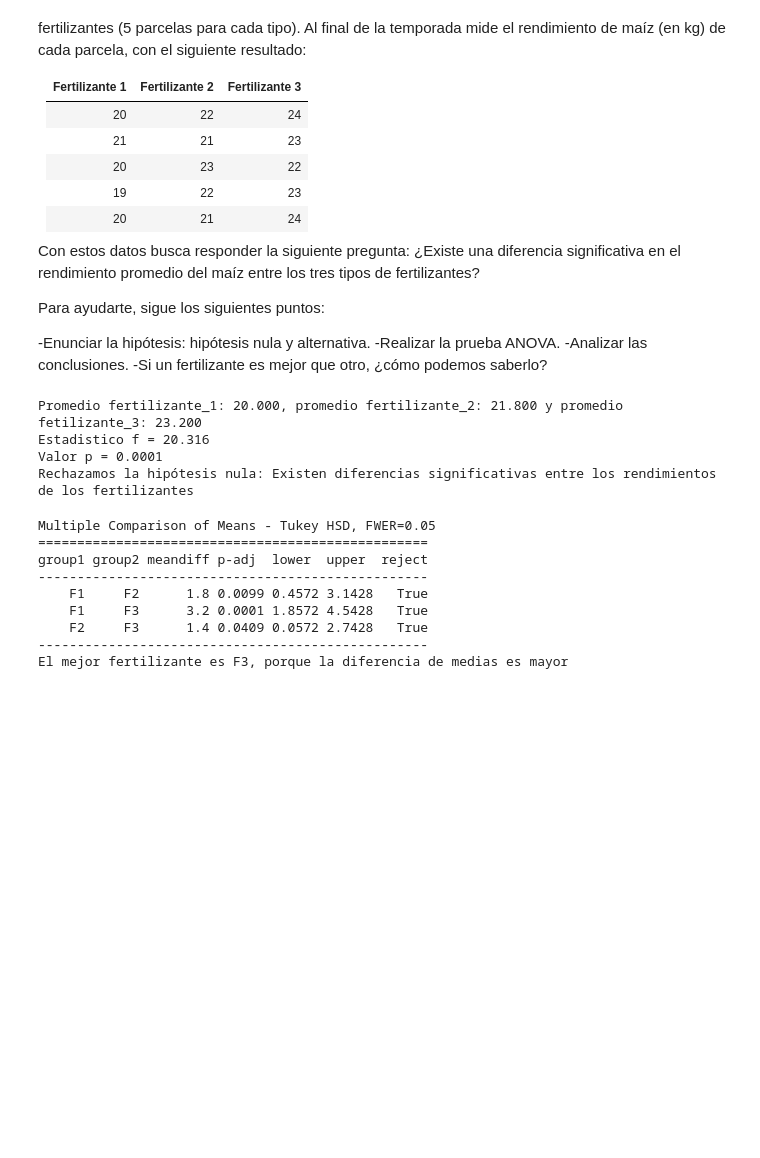
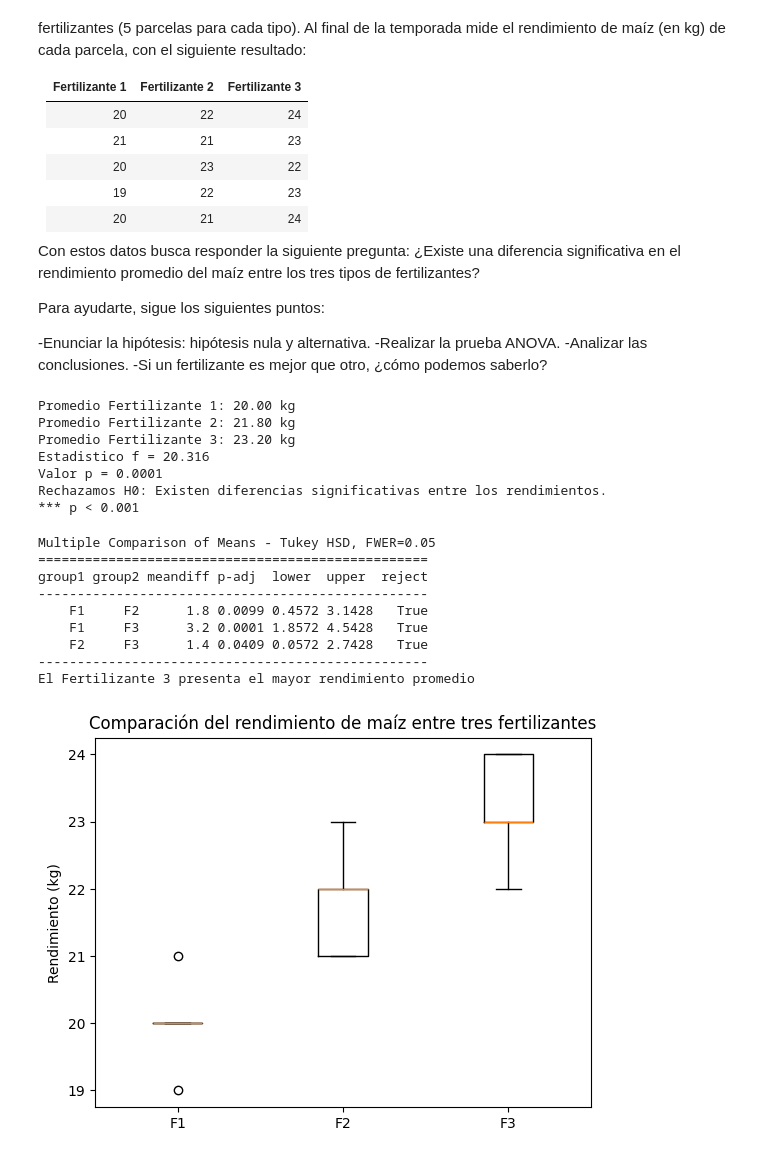
Before and after one commit to 4GeeksAcademy/plorenab_hypothesis-testing-exercises-project-with-python, a Jupyter notebook: notebook/problems.es.ipynb, the cells around one changed output. Cells and saved outputs as stored; diff of their text form; code cells hidden in the pictures; blank space fills up the shorter version.

```diff
--- a/notebook/problems.es.ipynb
+++ b/notebook/problems.es.ipynb
@@ -139,46 +139,81 @@ Para ayudarte, sigue los siguientes puntos:
 -Analizar las conclusiones.
 -Si un fertilizante es mejor que otro, ¿cómo podemos saberlo?
 # %%
-# Hipótesis nula: No existen diferencia significativa entre el rendimiento promedio de los fertilizantes
-# Hipótesis alternativa: Existen diferencias significativas entre el rendimiento promedio de los fertilizantes
+# 1. Definir las hipótesis: Comparación de tres tipos de fertilizantes.
+# Hipótesis nula: No existen diferencias significativas en el rendimiento promedio entre los fertilizantes.
+# Hipótesis alternativa: Al menos un fertilizante tiene un rendimiento promedio significativamente diferente.
 
+# 2. Nivel de significancia
+
+alpha = 0.05
+
+# 3. Verificar hipótesis
+# Datos
 
 fertilizante_1 = np.array([20, 21, 20, 19, 20])
 fertilizante_2 = np.array([22, 21, 23, 22, 21])
 fertilizante_3 = np.array([24, 23, 22, 23, 24])
 
-promedio_1 = sum(fertilizante_1)/ len(fertilizante_1)
-promedio_2 = sum(fertilizante_2)/ len(fertilizante_2)
-promedio_3 = sum(fertilizante_3)/ len(fertilizante_3)
 
-print(f'Promedio fertilizante_1: {promedio_1:.3f}, promedio fertilizante_2: {promedio_2:.3f} y promedio fetilizante_3: {promedio_3:.3f}')
+# Estadisticas descriptivas
+
+mean_1 = np.mean(fertilizante_1)
+mean_2 = np.mean(fertilizante_2)
+mean_3 = np.mean(fertilizante_3)
+
+print(f'Promedio Fertilizante 1: {mean_1:.2f} kg')
+print(f'Promedio Fertilizante 2: {mean_2:.2f} kg')
+print(f'Promedio Fertilizante 3: {mean_3:.2f} kg')
+
+# Prueba ANOVA de una vía
 
 f_stat, p_value = f_oneway(fertilizante_1, fertilizante_2, fertilizante_3)
-
 print(f'Estadistico f = {f_stat:.3f}')
 print(f'Valor p = {p_value:.4f}')
 
-alpha = 0.05
+# 4. Decisión estadística
 
 if p_value < alpha:
-    print("Rechazamos la hipótesis nula: Existen diferencias significativas entre los rendimientos de los fertilizantes")
+    print("Rechazamos H0: Existen diferencias significativas entre los rendimientos.")
 else:
-    print("No rechazamos la hipótesis nula: No hay evidencia suficiente para afirmar que los rendimientos sean diferentes")
+    print("No rechazamos H0: No hay evidencia suficiente para afirmar diferencias siggnificativas")
+
+# Nivel de significancia
+
+a = 0.001
+b = 0.01
+c = 0.05
+
+if p_value < a:
+    significance = '***'
+    print(f'{significance} p < {a}')
+elif p_value < b:
+    significance = '**'
+    print(f'{significance} p < {b}')
+elif p_value < c:
+    significance = '*'
+    print(f'{significance} p < {c}')
+else:
+    significance = 'ns'
+    print(f'{significance} (p ≥ {c}) ')
 # %% [output]
-Promedio fertilizante_1: 20.000, promedio fertilizante_2: 21.800 y promedio fetilizante_3: 23.200
+Promedio Fertilizante 1: 20.00 kg
+Promedio Fertilizante 2: 21.80 kg
+Promedio Fertilizante 3: 23.20 kg
 Estadistico f = 20.316
 Valor p = 0.0001
-Rechazamos la hipótesis nula: Existen diferencias significativas entre los rendimientos de los fertilizantes
+Rechazamos H0: Existen diferencias significativas entre los rendimientos.
+*** p < 0.001
 # %%
+# prueba post-hoc de Tukey para identificar qué grupos difieren
+
 data = np.concatenate([fertilizante_1, fertilizante_2, fertilizante_3])
 labels = ["F1"] * len(fertilizante_1) + ["F2"] * len(fertilizante_2) + ["F3"] * len(fertilizante_3)
-alpha = 0.05
 
-# Tukey
 tukey = pairwise_tukeyhsd(data, labels, alpha)
 print(tukey)
 
-print("El mejor fertilizante es F3, porque la diferencia de medias es mayor")
+print("El Fertilizante 3 presenta el mayor rendimiento promedio")
 # %% [output]
 Multiple Comparison of Means - Tukey HSD, FWER=0.05
 ==================================================
@@ -188,4 +223,13 @@ group1 group2 meandiff p-adj  lower  upper  reject
     F1     F3      3.2 0.0001 1.8572 4.5428   True
     F2     F3      1.4 0.0409 0.0572 2.7428   True
 --------------------------------------------------
-El mejor fertilizante es F3, porque la diferencia de medias es mayor
+El Fertilizante 3 presenta el mayor rendimiento promedio
+# %%
+# Visualización con boxplot
+
+plt.boxplot([fertilizante_1, fertilizante_2, fertilizante_3], labels=["F1", "F2", "F3"])
+plt.title("Comparación del rendimiento de maíz entre tres fertilizantes")
+plt.ylabel("Rendimiento (kg)")
+plt.show()
+# %% [output]
+[figure, added]
```
Also changed, not shown: parts of 3 cells of this notebook.
